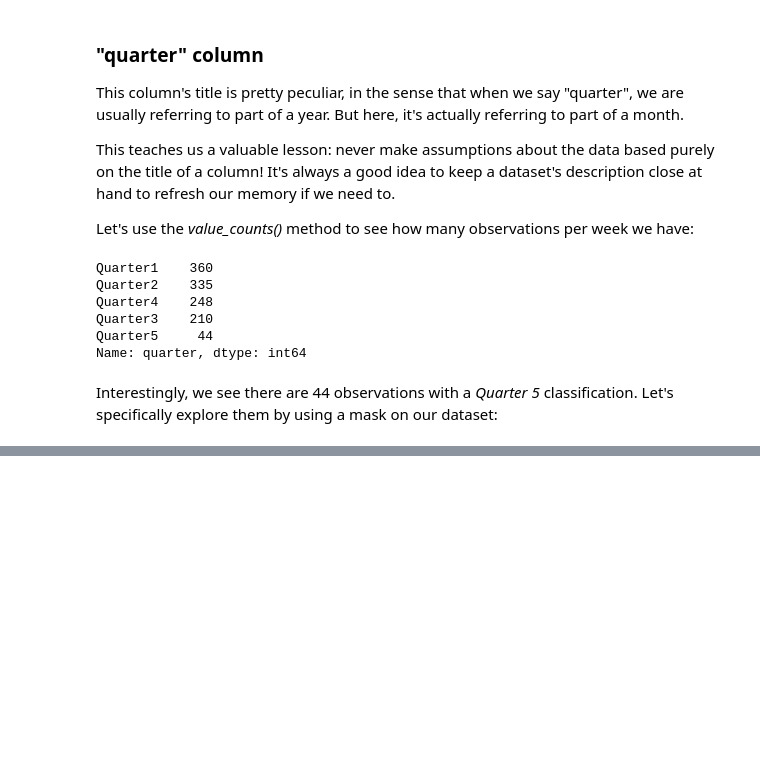
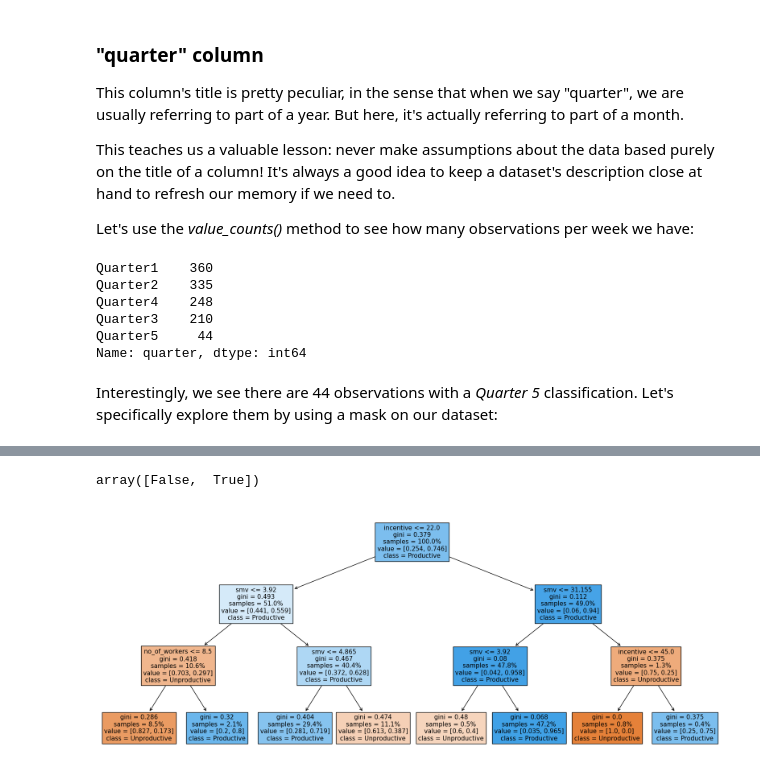
Before and after one commit to Clarkszw/clarkszw.github.io, a Jupyter notebook: Python/Employ_Productivity/Employ_Productivity.ipynb, the cells around one changed output, grey strips where cells are left out. Cells and saved outputs as stored; diff of their text form; code cells hidden in the pictures; blank space fills up the shorter version.

```diff
--- a/Python/Employ_Productivity/Employ_Productivity.ipynb
+++ b/Python/Employ_Productivity/Employ_Productivity.ipynb
@@ -206,0 +1124,16 @@ If we check the "dates" column, we can see that "Quarter 5" always comprises obs
+# %%
+tree.classes_ # We'll transform them to ["Unproductive", "Productive"]
+# %% [output]
+array([False,  True])
+# %%
+plt.figure(figsize = [20.0, 8.0])
+
+_ = plot_tree(tree,
+              feature_names = X.columns,
+              class_names = ["Unproductive", "Productive"],
+              filled = True,
+              rounded = False,
+              proportion = True,
+              fontsize = 11)
+# %% [output]
+[figure, added]
```
Also changed, not shown: parts of 132 cells of this notebook, 1 other file.
